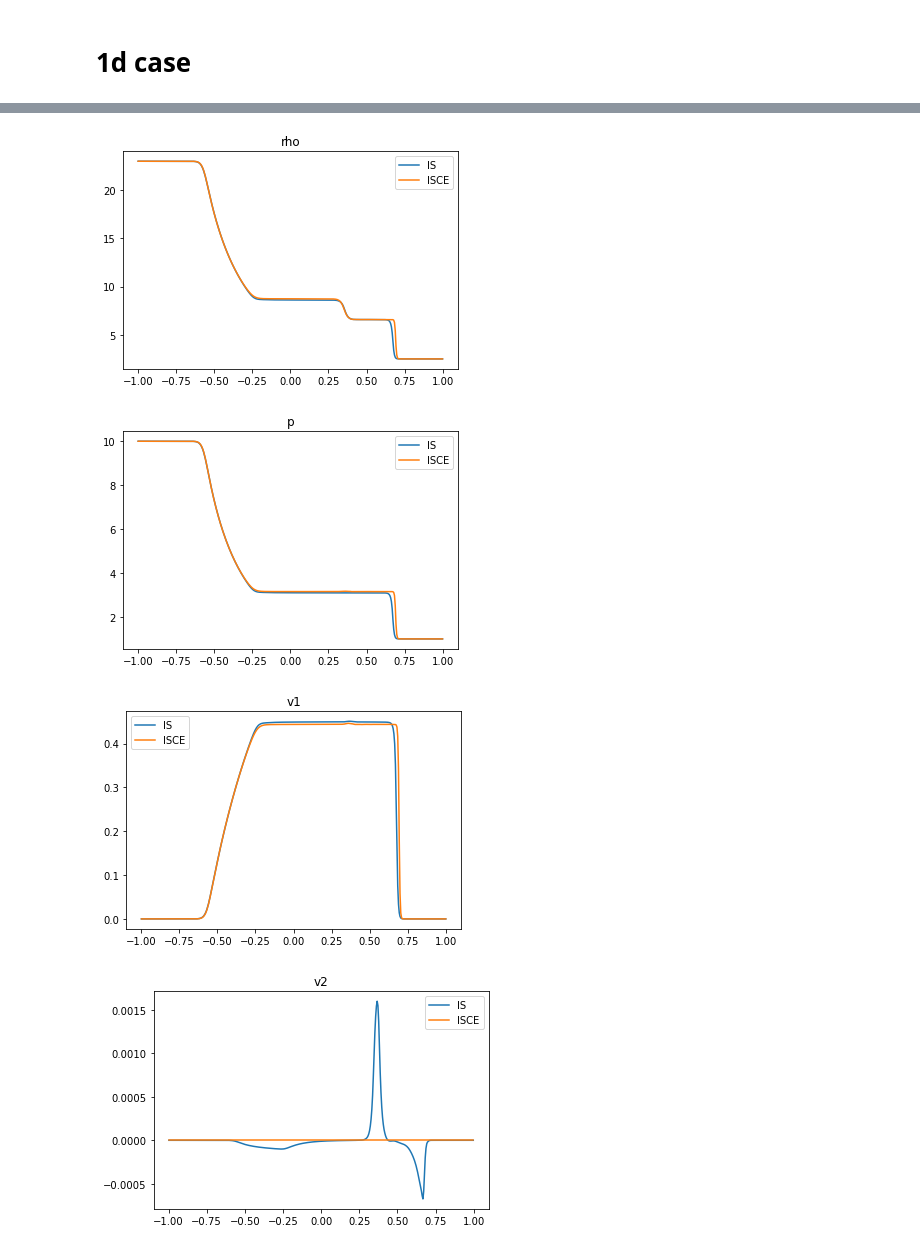
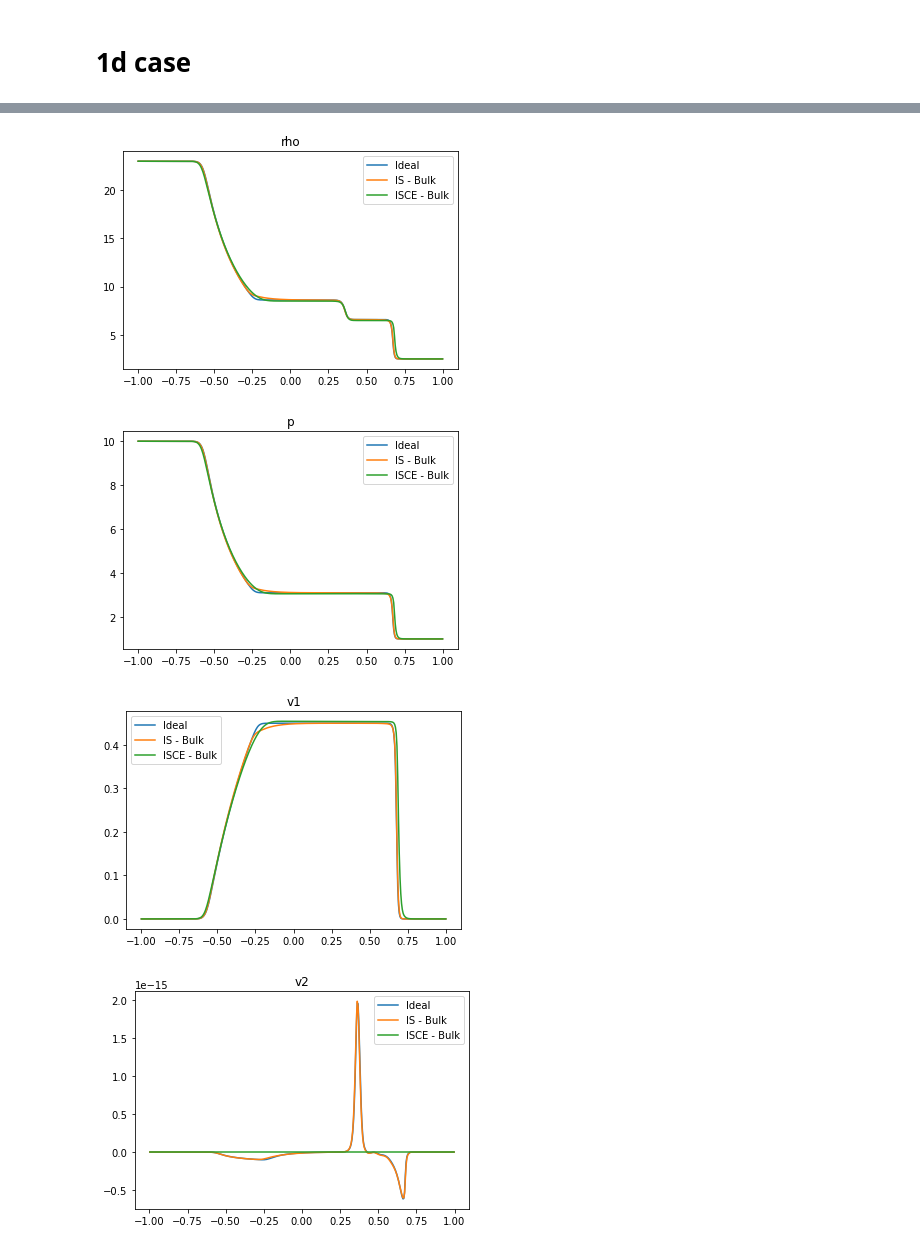
Before and after one commit to MarcusHatton/Plotting, a Jupyter notebook: IS_ISCE_Compare_StillShockID.ipynb, the cells around one changed output, grey strips where cells are left out. Drawn from its saved outputs; the diff is of its cells as text; code cells hidden in the pictures.

Commit message:
committing plotting scripts at least...

```diff
--- a/IS_ISCE_Compare_StillShockID.ipynb
+++ b/IS_ISCE_Compare_StillShockID.ipynb
@@ -50,0 +32,3 @@ print(fs_ISCE[0]['Optional'].attrs['kappa'])
+# %%
+for fs in fss:
+    print(fs[0]['Domain'].attrs.keys())
@@ -50,0 +39,3 @@ print(fs_ISCE[0]['Optional'].attrs['kappa'])
+# %%
+for fs in fss:
+    print(fs[0]['Optional'].attrs['kappa'])
@@ -61,0 +52,3 @@ array([0.8])
+# %%
+for fs in fss:
+    print(fs[-1].attrs['t'])
@@ -65,14 +62,15 @@ array([0.8])
 #nslice=fs_IS[0]['Domain'].attrs['ny'][0]//2
 for quant in['D','Tau','S1']:
     plt.figure()
-    for f in fs_IS:
-        #plt.plot(f['Domain/x'], f['Conserved/'+quant][:,nslice,nslice],label=rf"$t=${f.attrs['t'][0]:.2e}")
-        plt.plot(f['Domain/x'], f['Conserved/'+quant][:],label=rf"$t=${f.attrs['t'][0]:.2e}")
-    for f in fs_ISCE:
-        #plt.plot(f['Domain/x'], f['Conserved/'+quant][:,nslice,nslice],label=rf"$t=${f.attrs['t'][0]:.2e}")
-        plt.plot(f['Domain/x'], f['Conserved/'+quant][:])#,label=rf"$t=${f.attrs['t'][0]:.2e}")
+    for fs in fss:
+        for f in fs:
+            #plt.plot(f['Domain/x'], f['Conserved/'+quant][:,nslice,nslice],label=rf"$t=${f.attrs['t'][0]:.2e}")
+            plt.plot(f['Domain/x'], f['Conserved/'+quant][:],label=rf"$t=${f.attrs['t'][0]:.2e}")
+#         for f in fs_ISCE:
+#             #plt.plot(f['Domain/x'], f['Conserved/'+quant][:,nslice,nslice],label=rf"$t=${f.attrs['t'][0]:.2e}")
+#             plt.plot(f['Domain/x'], f['Conserved/'+quant][:])#,label=rf"$t=${f.attrs['t'][0]:.2e}")
     plt.title(quant)
-    plt.legend()
+    #plt.legend()
     plt.savefig("ComparePlots/Cons_"+quant+".pdf")
     plt.show()
 # %% [output]
@@ -96,12 +94,8 @@ for quant in['D','Tau','S1']:
 # %%
 for quant in['n','rho','p','v1','v2']:
     plt.figure()
-    #for f in fs:
-    fIS = fs_IS[-1]
-#    plt.plot(f['Domain/x'], f['Primitive/'+quant][:,nslice,nslice],label=rf"$t=${f.attrs['t'][0]:.2e}")
-    fISCE = fs_ISCE[-1]
-    plt.plot(fIS['Domain/x'], fIS['Primitive/'+quant][:],label='IS')#=rf"$t=${f.attrs['t'][0]:.2e}")
-    plt.plot(fISCE['Domain/x'], fISCE['Primitive/'+quant][:],label='ISCE')#=rf"$t=${f.attrs['t'][0]:.2e}")
+    for fs, name in zip(fss, names):
+        plt.plot(fs[-1]['Domain/x'], fs[-1]['Primitive/'+quant][:],label=name)#=rf"$t=${f.attrs['t'][0]:.2e}")
     plt.title(quant)
     plt.legend()
     plt.savefig("ComparePlots/Prims_"+quant+".pdf")
@@ -110,7 +104,7 @@ for quant in['n','rho','p','v1','v2']:
-[figure, old version]
+[figure, new version]
-[figure, old version]
+[figure, new version]
-[figure, old version]
+[figure, new version]
-[figure, old version]
+[figure, new version]
 # %%
 for quant in ['Pi','q1', 'q2', 'pi11', 'pi12']:
     plt.figure()
```
Also changed, not shown: parts of 18 cells of this notebook, 2 other files.
